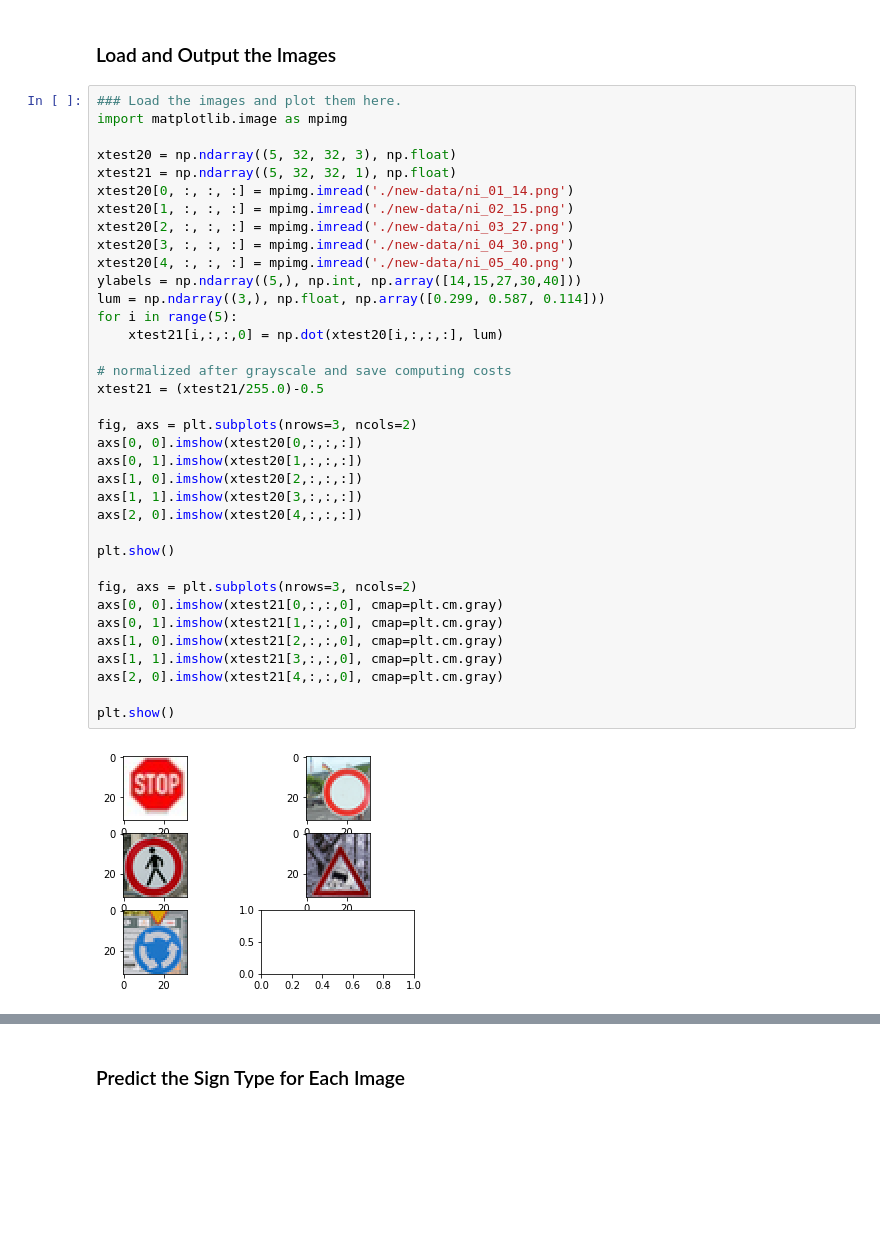
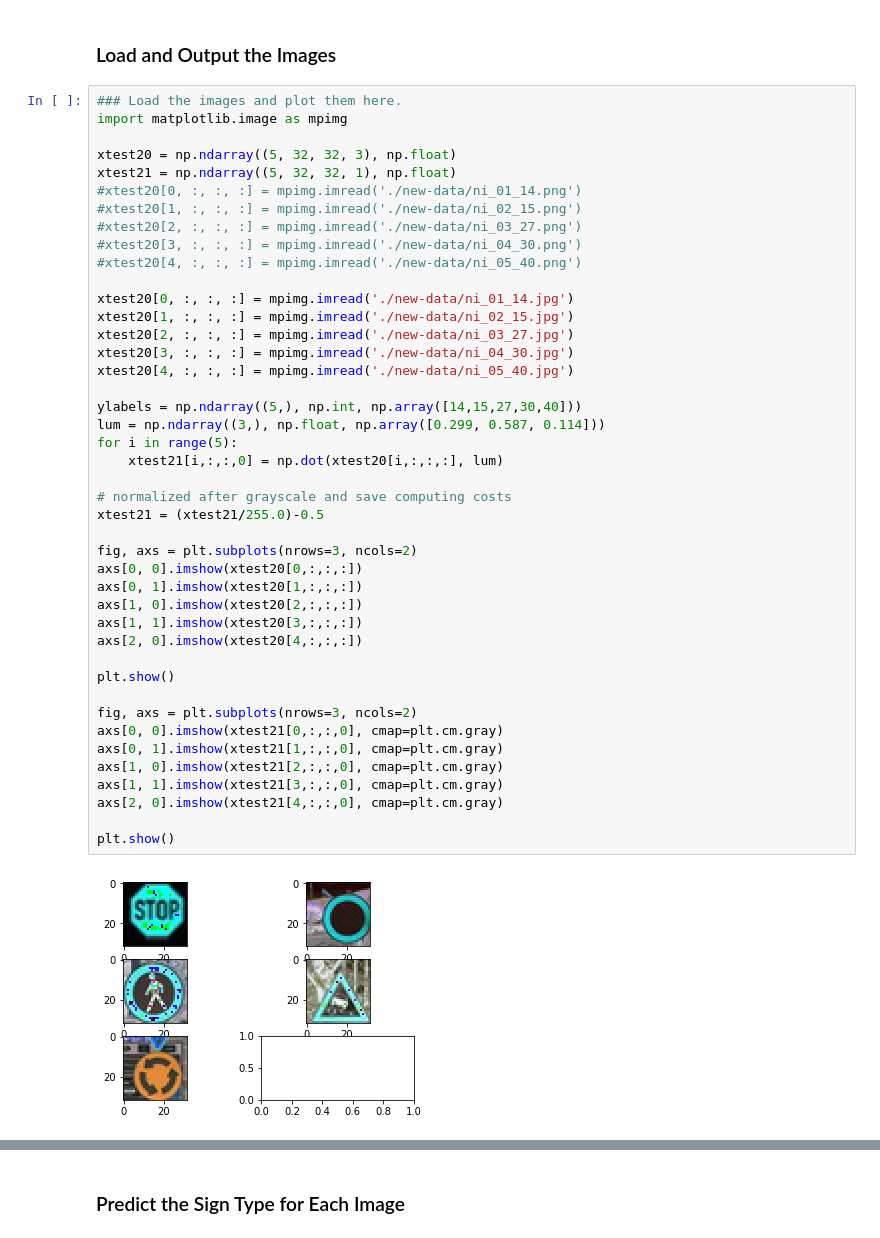
Before and after one commit to bgcarvalho/CarND-Term1-P2, a Jupyter notebook: Notebook.ipynb, the cells around one changed output, grey strips where cells are left out. Drawn from its saved outputs; the diff is of its cells as text; blank space fills up the shorter version.

```diff
--- a/Notebook.ipynb
+++ b/Notebook.ipynb
@@ -494,39 +492,46 @@ You may find `signnames.csv` useful as it contains mappings from the class id (i
 import matplotlib.image as mpimg
 
 xtest20 = np.ndarray((5, 32, 32, 3), np.float)
 xtest21 = np.ndarray((5, 32, 32, 1), np.float)
-xtest20[0, :, :, :] = mpimg.imread('./new-data/ni_01_14.png')
-xtest20[1, :, :, :] = mpimg.imread('./new-data/ni_02_15.png')
-xtest20[2, :, :, :] = mpimg.imread('./new-data/ni_03_27.png')
-xtest20[3, :, :, :] = mpimg.imread('./new-data/ni_04_30.png')
-xtest20[4, :, :, :] = mpimg.imread('./new-data/ni_05_40.png')
+#xtest20[0, :, :, :] = mpimg.imread('./new-data/ni_01_14.png')
+#xtest20[1, :, :, :] = mpimg.imread('./new-data/ni_02_15.png')
+#xtest20[2, :, :, :] = mpimg.imread('./new-data/ni_03_27.png')
+#xtest20[3, :, :, :] = mpimg.imread('./new-data/ni_04_30.png')
+#xtest20[4, :, :, :] = mpimg.imread('./new-data/ni_05_40.png')
+
+xtest20[0, :, :, :] = mpimg.imread('./new-data/ni_01_14.jpg')
+xtest20[1, :, :, :] = mpimg.imread('./new-data/ni_02_15.jpg')
+xtest20[2, :, :, :] = mpimg.imread('./new-data/ni_03_27.jpg')
+xtest20[3, :, :, :] = mpimg.imread('./new-data/ni_04_30.jpg')
+xtest20[4, :, :, :] = mpimg.imread('./new-data/ni_05_40.jpg')
+
 ylabels = np.ndarray((5,), np.int, np.array([14,15,27,30,40]))
 lum = np.ndarray((3,), np.float, np.array([0.299, 0.587, 0.114]))
 for i in range(5):
     xtest21[i,:,:,0] = np.dot(xtest20[i,:,:,:], lum)
 
 # normalized after grayscale and save computing costs
 xtest21 = (xtest21/255.0)-0.5
 
 fig, axs = plt.subplots(nrows=3, ncols=2)
 axs[0, 0].imshow(xtest20[0,:,:,:])
 axs[0, 1].imshow(xtest20[1,:,:,:])
 axs[1, 0].imshow(xtest20[2,:,:,:])
 axs[1, 1].imshow(xtest20[3,:,:,:])
 axs[2, 0].imshow(xtest20[4,:,:,:])
 
 plt.show()
 
 fig, axs = plt.subplots(nrows=3, ncols=2)
 axs[0, 0].imshow(xtest21[0,:,:,0], cmap=plt.cm.gray)
 axs[0, 1].imshow(xtest21[1,:,:,0], cmap=plt.cm.gray)
 axs[1, 0].imshow(xtest21[2,:,:,0], cmap=plt.cm.gray)
 axs[1, 1].imshow(xtest21[3,:,:,0], cmap=plt.cm.gray)
 axs[2, 0].imshow(xtest21[4,:,:,0], cmap=plt.cm.gray)
 
 plt.show()
 # %% [output]
-[figure, old version]
+[figure, new version]
 [figure]
 # %% [markdown]
 ### Predict the Sign Type for Each Image
```
Also changed, not shown: parts of 5 cells of this notebook.
